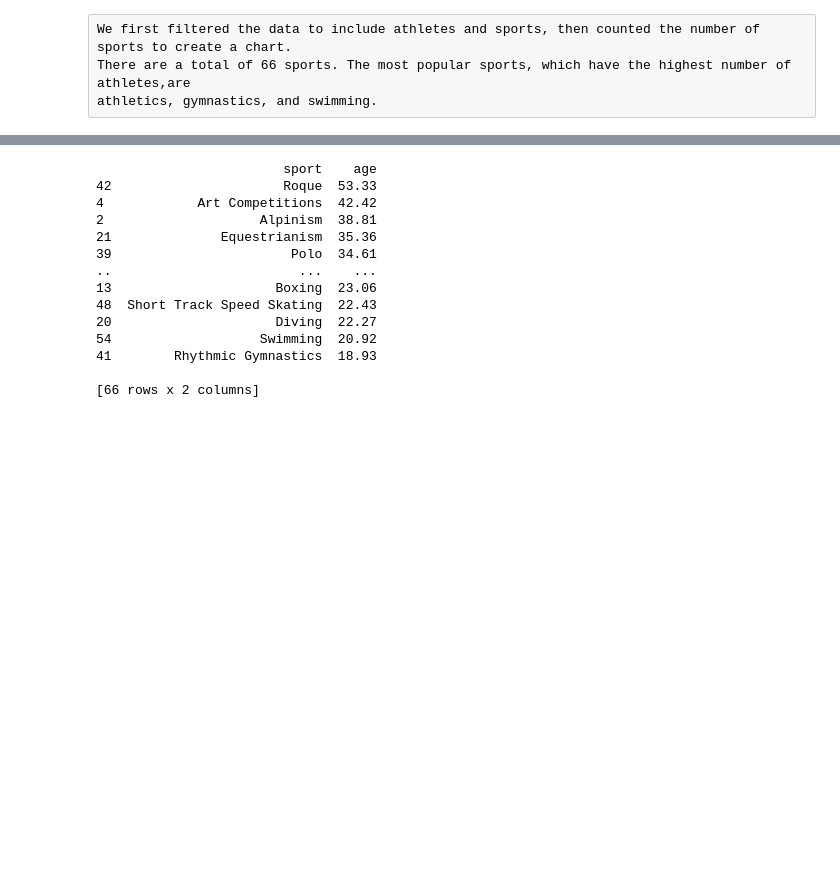
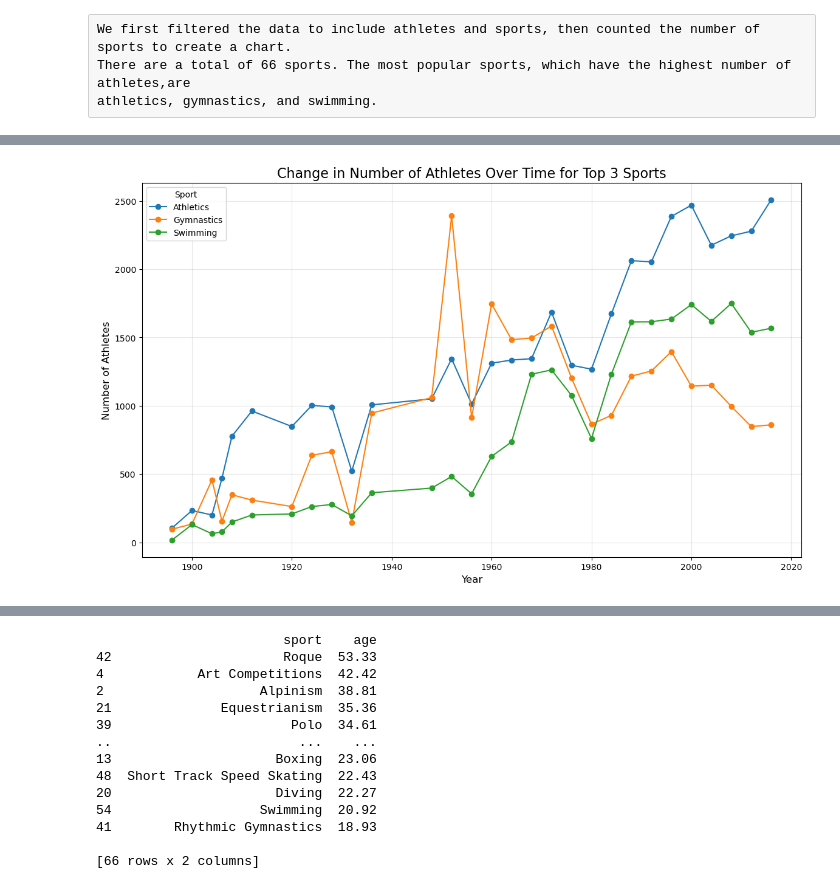
Before and after one commit to pnl911/Python, a Jupyter notebook: Project(Midterm)2.ipynb, the cells around one changed output, grey strips where cells are left out. Drawn from its saved outputs; the diff is of its cells as text; code cells hidden in the pictures; blank space fills up the shorter version.

```diff
--- a/Project(Midterm)2.ipynb
+++ b/Project(Midterm)2.ipynb
@@ -406,0 +354,22 @@ athletics, gymnastics, and swimming.
+# %%
+#top three sports
+top_sports = sports_data.groupby('sport')['name'].count().nlargest(3).index
+top_sports_data = sports_data[sports_data['sport'].isin(top_sports)]
+#grouped by year and sport
+athletes_over_time = top_sports_data.groupby(['year', 'sport'])['name'].count().reset_index()
+
+# created a plot
+plt.figure(figsize=(14, 8))
+
+for sport in top_sports:
+    sport_data = athletes_over_time[athletes_over_time['sport'] == sport]
+    plt.plot(sport_data['year'], sport_data['name'], marker='o', label=sport)
+
+plt.title('Change in Number of Athletes Over Time for Top 3 Sports', fontsize=16)
+plt.xlabel('Year', fontsize=12)
+plt.ylabel('Number of Athletes', fontsize=12)
+plt.legend(title='Sport', fontsize=10)
+plt.grid(alpha=0.3)
+plt.show()
+# %% [output]
+[figure, added]
```
Also changed, not shown: parts of 10 cells of this notebook.
